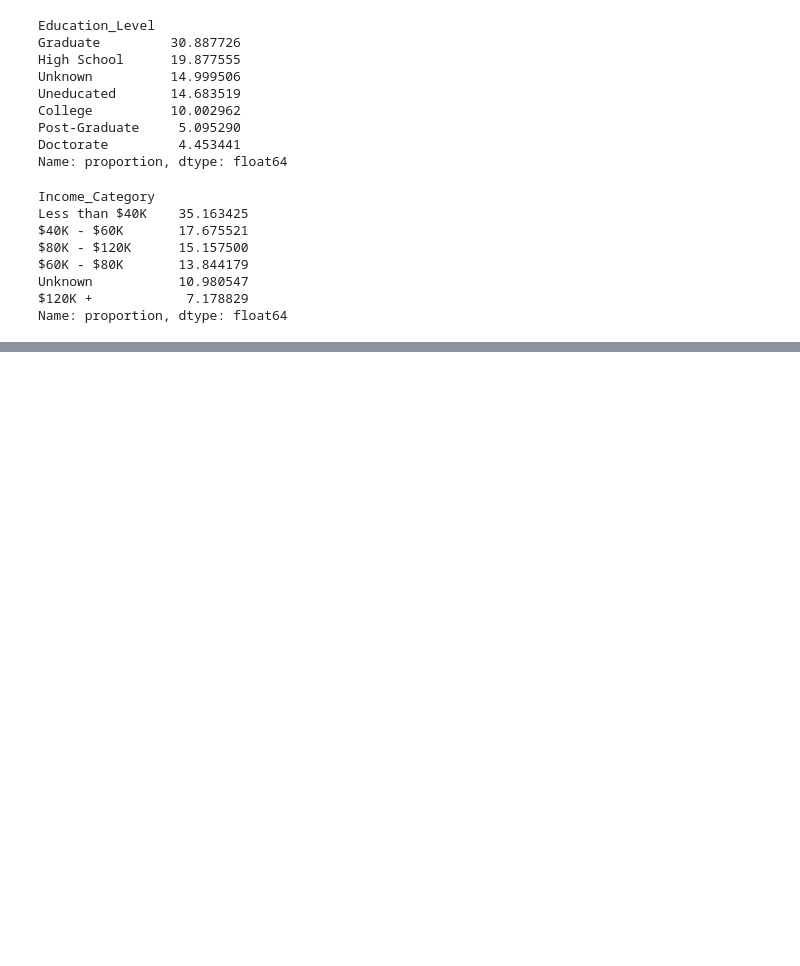
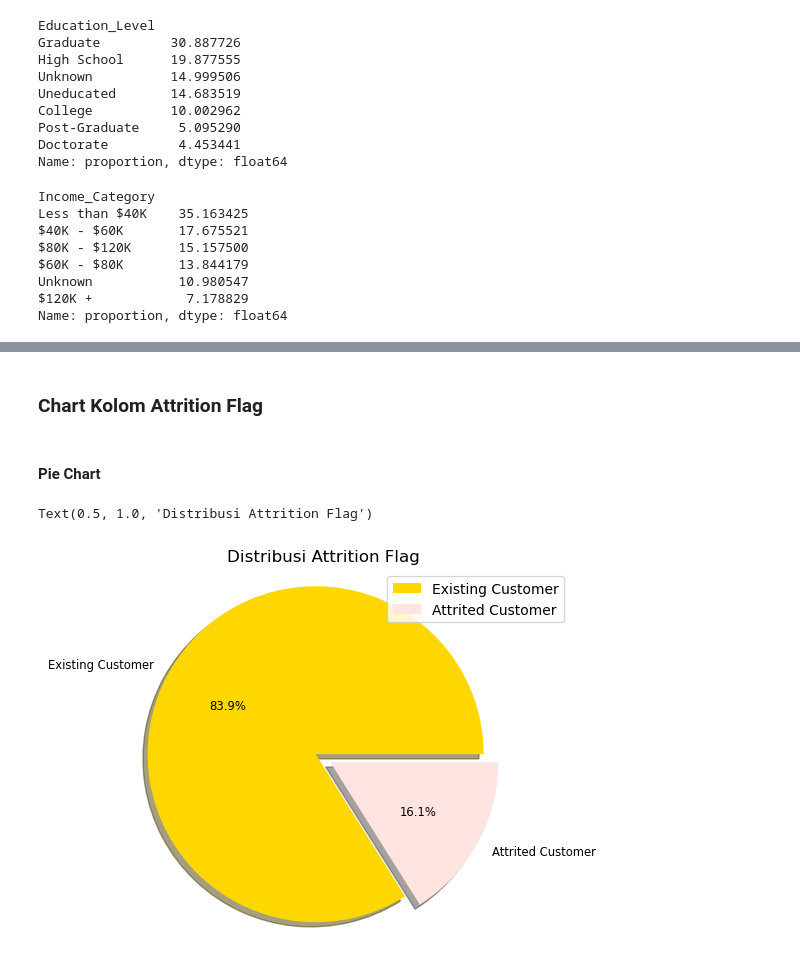
Before and after one commit to KhadafiZubaidiDev/my-projects, a Jupyter notebook: data-visualization-project/main.ipynb, the cells around one changed output, grey strips where cells are left out. Drawn from its saved outputs; the diff is of its cells as text; code cells hidden in the pictures; blank space fills up the shorter version.

```diff
--- a/data-visualization-project/main.ipynb
+++ b/data-visualization-project/main.ipynb
@@ -152,0 +156,13 @@ Name: proportion, dtype: float64
+# %% [markdown]
+### Chart Kolom Attrition Flag
+# %% [markdown]
+#### Pie Chart
+# %%
+fig,ax = plt.subplots()
+ax.pie(df['Attrition_Flag'].value_counts(), explode={0,0.1},labels=df['Attrition_Flag'].value_counts().index,autopct='%1.1f%%',colors=['gold','mistyrose'],shadow=True,textprops={'size': 'smaller'})
+ax.axis('equal')
+ax.legend()
+ax.set_title('Distribusi Attrition Flag')
+# %% [output]
+Text(0.5, 1.0, 'Distribusi Attrition Flag')
+[figure, added]
```
Also changed, not shown: parts of 19 cells of this notebook.
